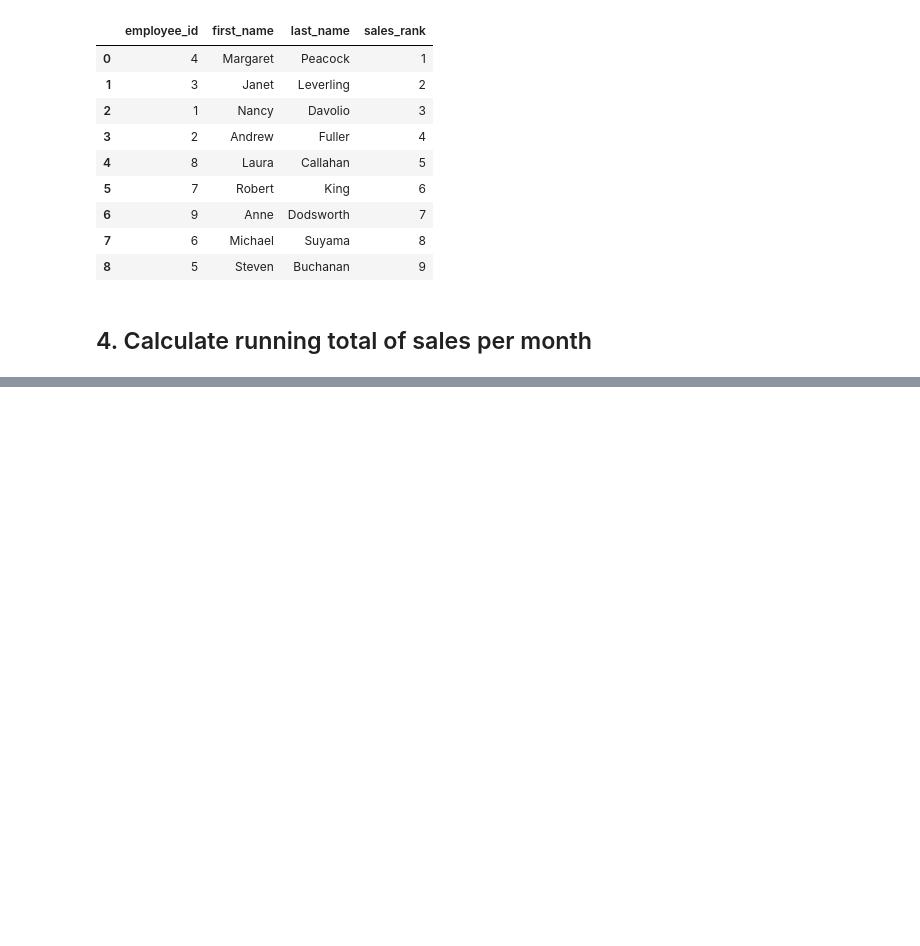
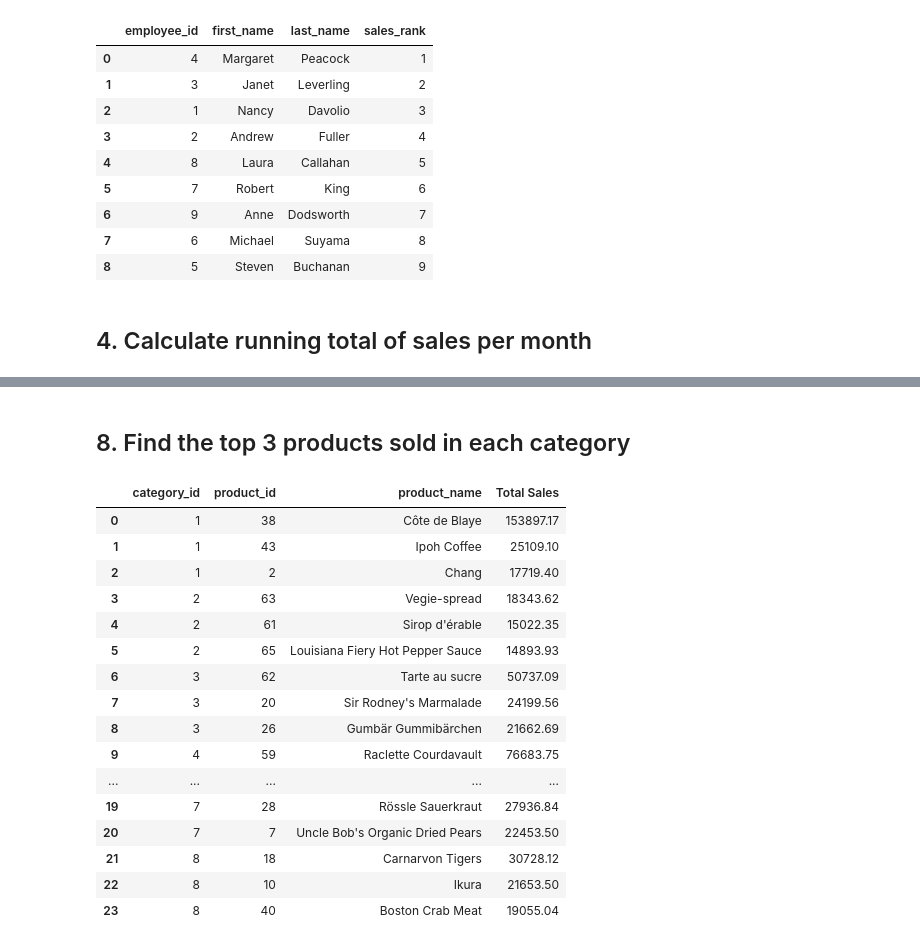
Before and after one commit to luc-dt/sql-northwind-traders, a Jupyter notebook: eda-northwind-traders.ipynb, the cells around one changed output, grey strips where cells are left out. Saved outputs shown, nothing was run; the diff lists cells and outputs as text; code cells hidden in the pictures; blank space fills up the shorter version.

```diff
--- a/eda-northwind-traders.ipynb
+++ b/eda-northwind-traders.ipynb
@@ -269,0 +388,44 @@ run_query("""
+# %% [markdown]
+## 8. Find the top 3 products sold in each category
+# %%
+run_query("""
+WITH ProductSales AS(
+    SELECT
+        p.category_id,
+        p.product_id,
+        p.product_name,
+        SUM(p.unit_price * quantity * (1 - discount)) AS "Total Sales"
+    FROM products p
+    INNER JOIN order_details od ON p.product_id = od.product_id
+    GROUP BY p.category_id, p.product_id
+)
+    SELECT Category_ID,
+       Product_ID, Product_Name,
+       "Total Sales"
+    FROM (
+        SELECT Category_ID,
+            Product_ID, Product_Name,
+            "Total Sales",
+            ROW_NUMBER() OVER (PARTITION BY Category_ID ORDER BY "Total Sales" DESC) AS rn
+        FROM ProductSales
+    ) tmp
+    WHERE rn <= 3;
+""")
+# %% [output]
+|  | category_id | product_id | product_name | Total Sales |
+| 0 | 1 | 38 | Côte de Blaye | 153897.17 |
+| 1 | 1 | 43 | Ipoh Coffee | 25109.10 |
+| 2 | 1 | 2 | Chang | 17719.40 |
+| 3 | 2 | 63 | Vegie-spread | 18343.62 |
+| 4 | 2 | 61 | Sirop d'érable | 15022.35 |
+| 5 | 2 | 65 | Louisiana Fiery Hot Pepper Sauce | 14893.93 |
+| 6 | 3 | 62 | Tarte au sucre | 50737.09 |
+| 7 | 3 | 20 | Sir Rodney's Marmalade | 24199.56 |
+| 8 | 3 | 26 | Gumbär Gummibärchen | 21662.69 |
+| 9 | 4 | 59 | Raclette Courdavault | 76683.75 |
+| ... | ... | ... | ... | ... |
+| 19 | 7 | 28 | Rössle Sauerkraut | 27936.84 |
+| 20 | 7 | 7 | Uncle Bob's Organic Dried Pears | 22453.50 |
+| 21 | 8 | 18 | Carnarvon Tigers | 30728.12 |
+| 22 | 8 | 10 | Ikura | 21653.50 |
+| 23 | 8 | 40 | Boston Crab Meat | 19055.04 |
```
Also changed, not shown: parts of 8 cells of this notebook, 4 other files.
